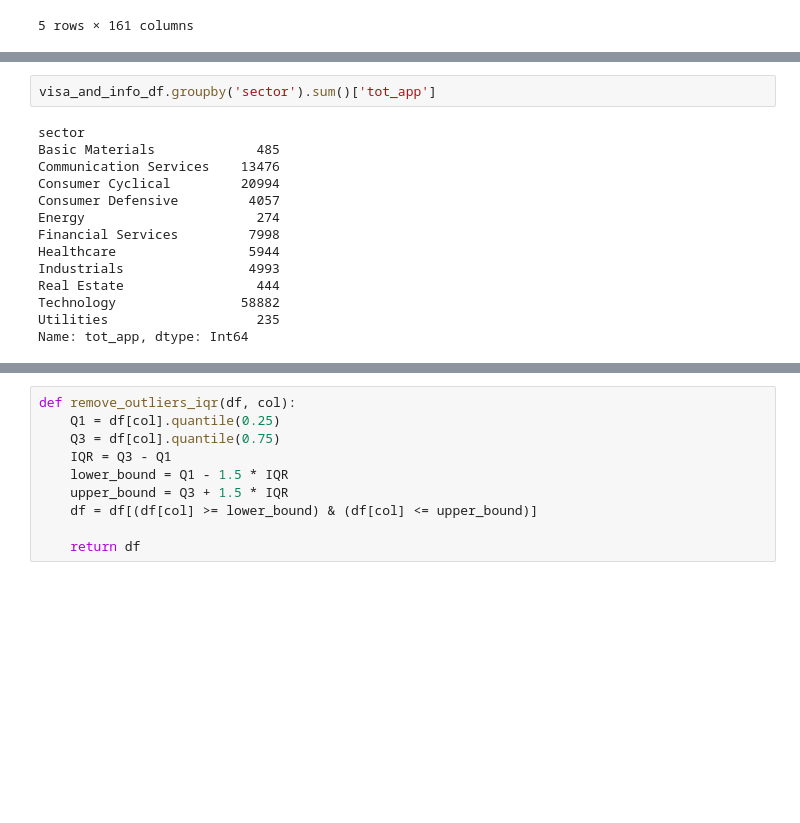
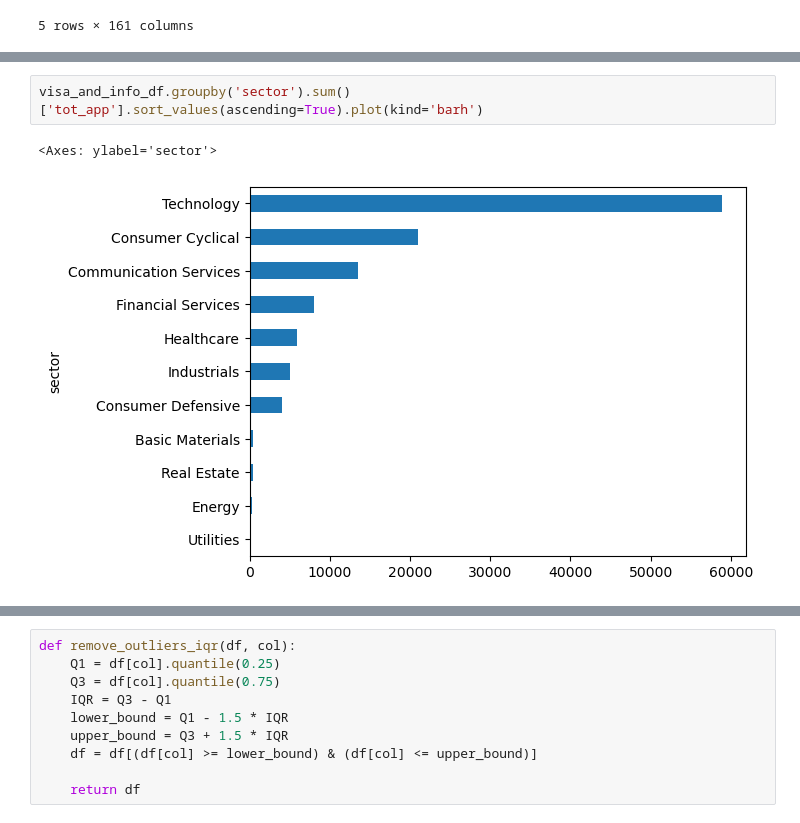
Before and after one commit to 608ohenry/econ570_project, a Jupyter notebook: main.ipynb, the cells around one changed output, grey strips where cells are left out. Cells and saved outputs as stored; diff of their text form; blank space fills up the shorter version.

```diff
--- a/main.ipynb
+++ b/main.ipynb
@@ -372,17 +379,6 @@ Name: tot_app, Length: 132, dtype: Int64
 # %%
-visa_and_info_df.groupby('sector').sum()['tot_app']
+visa_and_info_df.groupby('sector').sum()['tot_app'].sort_values(ascending=True).plot(kind='barh')
 # %% [output]
-sector
-Basic Materials             485
-Communication Services    13476
-Consumer Cyclical         20994
-Consumer Defensive         4057
-Energy                      274
-Financial Services         7998
-Healthcare                 5944
-Industrials                4993
-Real Estate                 444
-Technology                58882
-Utilities                   235
-Name: tot_app, dtype: Int64
+<Axes: ylabel='sector'>
+[figure, added]
 # %%
```
Also changed, not shown: parts of 12 cells of this notebook.
